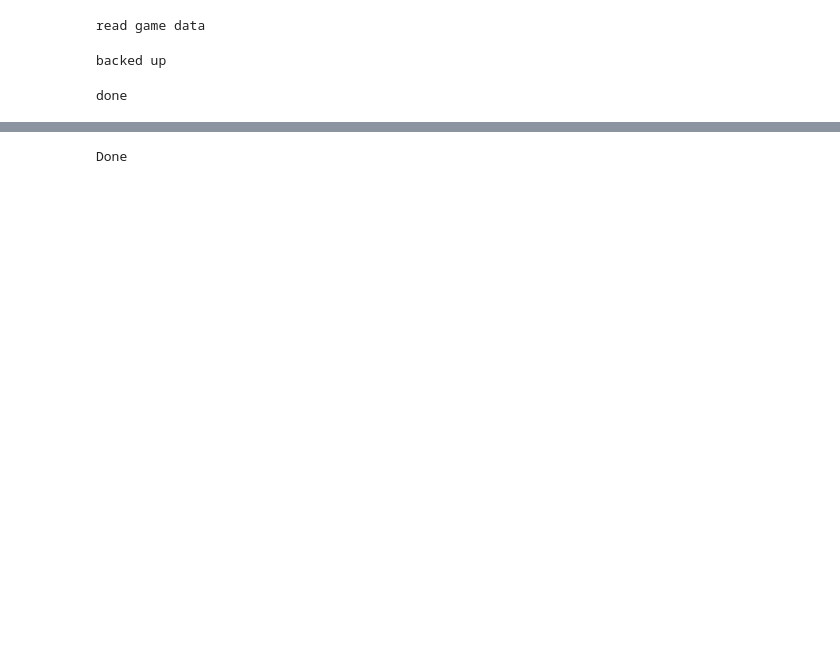
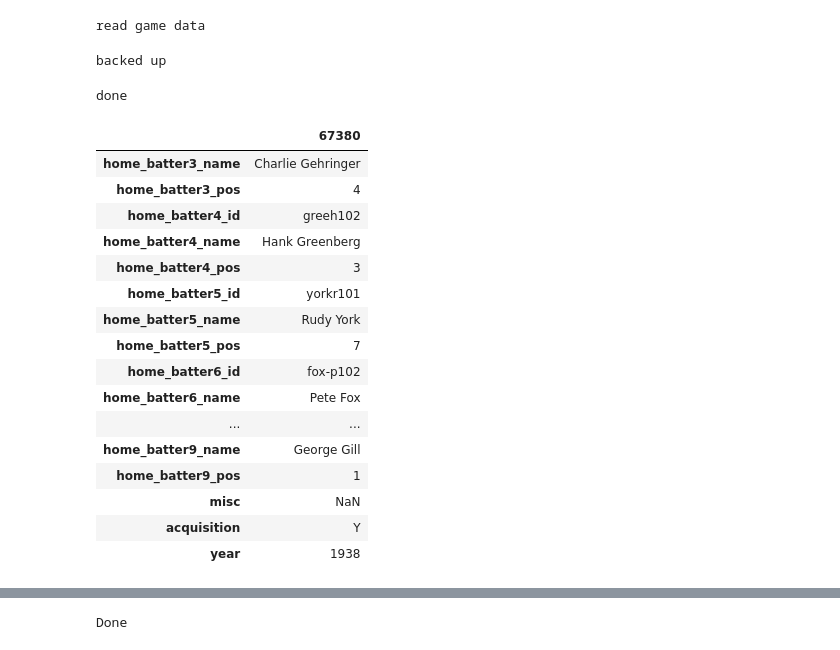
Before and after one commit to raddick/sportsball, a Jupyter notebook: find_missing_games.ipynb, the cells around one changed output, grey strips where cells are left out. Cells and saved outputs as stored; diff of their text form; code cells hidden in the pictures; blank space fills up the shorter version.

```diff
--- a/find_missing_games.ipynb
+++ b/find_missing_games.ipynb
@@ -26,6 +29,26 @@ allgames_df['gameID'] += allgames_df['gameno'].apply(lambda x: str(x))
 print('done')
 # %% [output]
 done
+# %%
+allgames_df[allgames_df['gameID'] == 'DET193805301'].transpose()[140:170]
+# %% [output]
+|  | 67380 |
+| home_batter3_name | Charlie Gehringer |
+| home_batter3_pos | 4 |
+| home_batter4_id | greeh102 |
+| home_batter4_name | Hank Greenberg |
+| home_batter4_pos | 3 |
+| home_batter5_id | yorkr101 |
+| home_batter5_name | Rudy York |
+| home_batter5_pos | 7 |
+| home_batter6_id | fox-p102 |
+| home_batter6_name | Pete Fox |
+| ... | ... |
+| home_batter9_name | George Gill |
+| home_batter9_pos | 1 |
+| misc | NaN |
+| acquisition | Y |
+| year | 1938 |
 # %%
 games1938_df = allgames_df[allgames_df['year'] == 1938]
 
```
Also changed, not shown: parts of 4 cells of this notebook, 4 other files.
